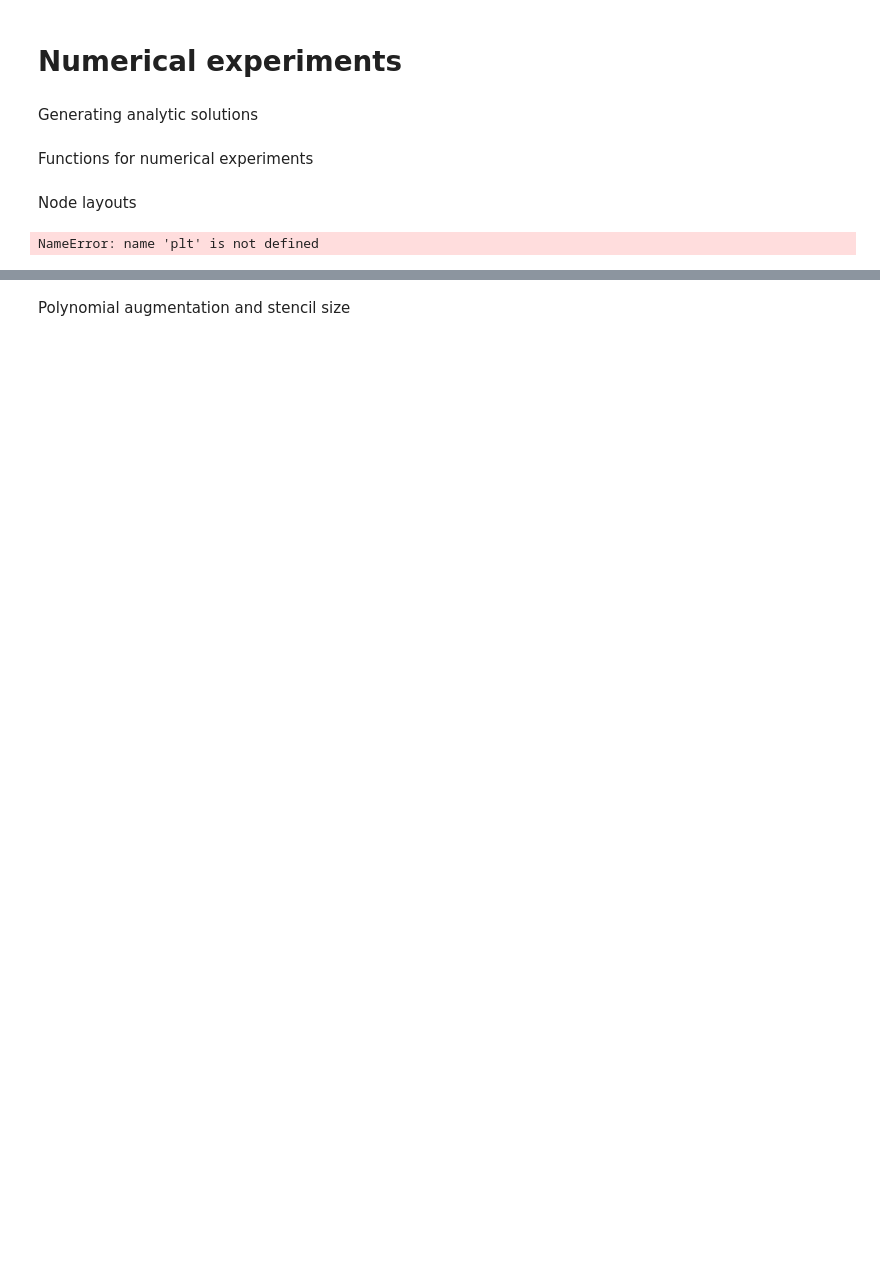
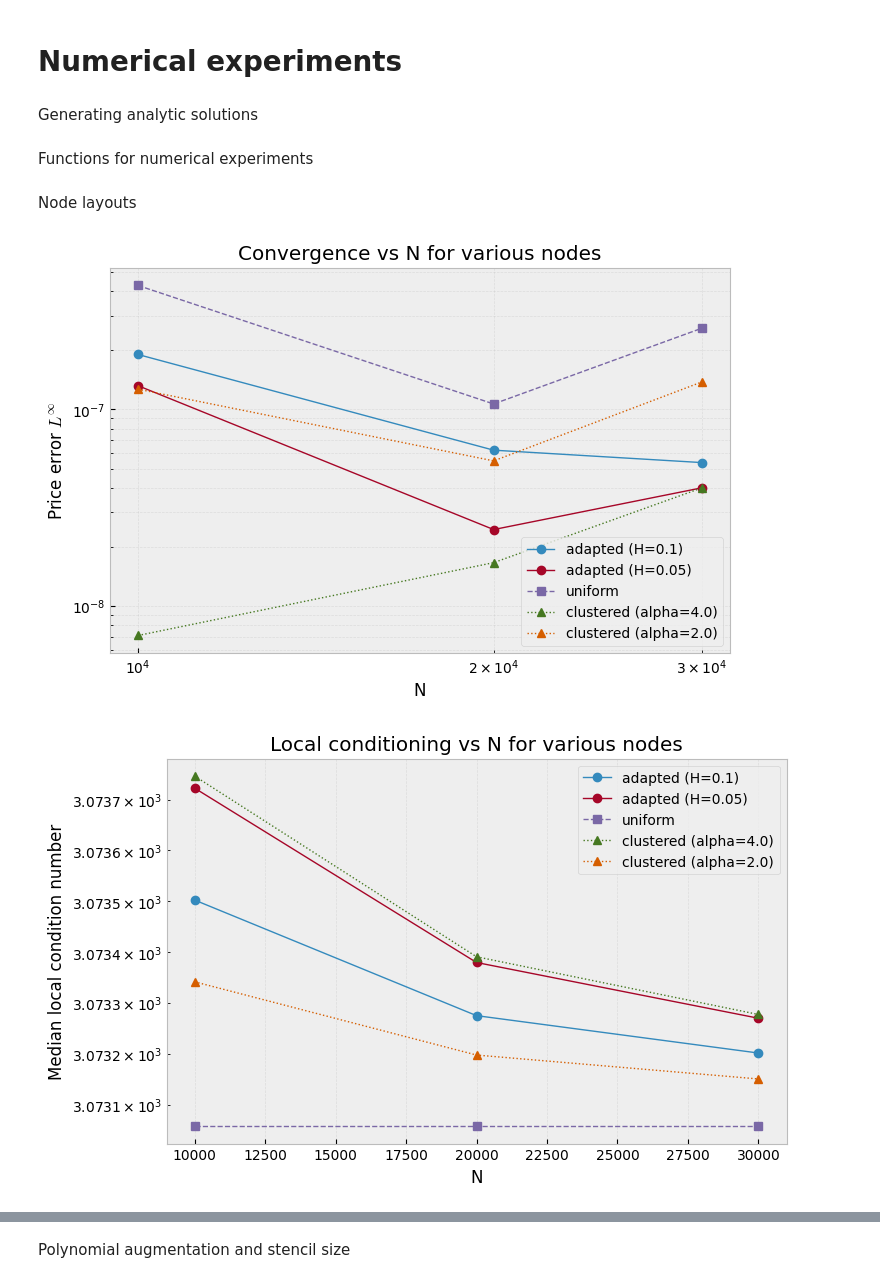
Before and after one commit to josephine-dworkin/capstone-rbf-fd, a Jupyter notebook: RBF_FD[finalcode].ipynb, the cells around one changed output, grey strips where cells are left out. Cells and saved outputs as stored; diff of their text form; code cells hidden in the pictures; blank space fills up the shorter version.

```diff
--- a/RBF_FD[finalcode].ipynb
+++ b/RBF_FD[finalcode].ipynb
@@ -406,2 +362,27 @@ def compute_global_condition_number(L):
+# %%
+def compute_global_condition_number(L, dt):
+    """Estimate cond(A) where A = (3/(2dt))I - L (BDF-2 linear system)."""
+    if issparse(L):
+        I = identity(L.shape[0], format=L.format)
+        A = (3.0 / (2.0 * dt)) * I - L
+
+        # sparse-friendly 1-norm estimate (avoid dense conversion)
+        A1 = float(onenormest(A))
+        n = A.shape[0]
+        x = np.random.rand(n)
+        y = spsolve(A, x)
+        Ainv1 = np.linalg.norm(y, 1) / np.linalg.norm(x, 1)
+    else:
+        I = np.eye(L.shape[0])
+        A = (3.0 / (2.0 * dt)) * I - L
+
+        A1 = np.linalg.norm(A, 1)
+        n = A.shape[0]
+        x = np.random.rand(n)
+        y = np.linalg.solve(A, x)
+        Ainv1 = np.linalg.norm(y, 1) / np.linalg.norm(x, 1)
+
+    cond_est = A1 * Ainv1
+    return float(cond_est)
 # %% [markdown]
 Time Discretization using BDF-2
@@ -653,7 +715,7 @@ def collect_local_condition_numbers(S_nodes, m, k, p):
 # %% [markdown]
 Node layouts
 # %%
-N_values_cmp = [4000, 6000]
+N_values_cmp = [2000, 4000, 6000, 8000, 10000]
 rows_N_cmp = []
 H_fixed = 0.1
 
@@ -716,37 +778,38 @@ df_N_cmp = pd.DataFrame(rows_N_cmp)
 plt.figure(figsize=(8, 5))
 for fam, marker in [("adapted (H=0.1)", "o-"), ("adapted (H=0.05)", "o-"), ("uniform", "s--"), ("clustered (alpha=4.0)", "^:"), ("clustered (alpha=2.0)", "^:")]:
     sub = df_N_cmp[df_N_cmp["node_family"] == fam].sort_values("N")
-    plt.loglog(sub["N"], sub["price_Linf"], marker, label=f"{fam}")
+    plt.loglog(sub["N"], sub["price_Linf"], marker, label=f"{fam}", linewidth=1)
 
 plt.xlabel("N")
 plt.ylabel("Price error $L^\\infty$")
 plt.title("Convergence vs N for various nodes")
 plt.grid(True, which="both", alpha=0.3)
 plt.legend()
 plt.show()
 
 plt.figure(figsize=(8, 5))
 for fam, marker in [("adapted (H=0.1)", "o-"), ("adapted (H=0.05)", "o-"), ("uniform", "s--"), ("clustered (alpha=4.0)", "^:"), ("clustered (alpha=2.0)", "^:")]:
     sub = df_N_cmp[df_N_cmp["node_family"] == fam].sort_values("N")
-    plt.semilogy(sub["N"], sub["cond_median"], marker, label=f"{fam}")
+    plt.semilogy(sub["N"], sub["cond_median"], marker, label=f"{fam}", linewidth=1)
 
 plt.xlabel("N")
 plt.ylabel("Median local condition number")
 plt.title("Local conditioning vs N for various nodes")
 plt.grid(True, alpha=0.3)
 plt.legend()
 plt.show()
 
 plt.figure(figsize=(8, 5))
 for fam, marker in [("adapted (H=0.1)", "o-"), ("adapted (H=0.05)", "o-"), ("uniform", "s--"), ("clustered (alpha=4.0)", "^:"), ("clustered (alpha=2.0)", "^:")]:
     sub = df_N_cmp[df_N_cmp["node_family"] == fam].sort_values("N")
-    plt.semilogy(sub["N"], sub["cond_global"], marker, label=f"{fam}")
+    plt.semilogy(sub["N"], sub["cond_global"], marker, label=f"{fam}", linewidth=1)
 
 plt.xlabel("N")
 plt.ylabel("Global condition number of L")
 plt.title("Global conditioning vs N for various nodes")
 plt.grid(True, alpha=0.3)
 plt.legend()
 plt.show()
 # %% [output]
-NameError: name 'plt' is not defined
+[figure, added]
+[figure, added]
```
Also changed, not shown: parts of 27 cells of this notebook.
